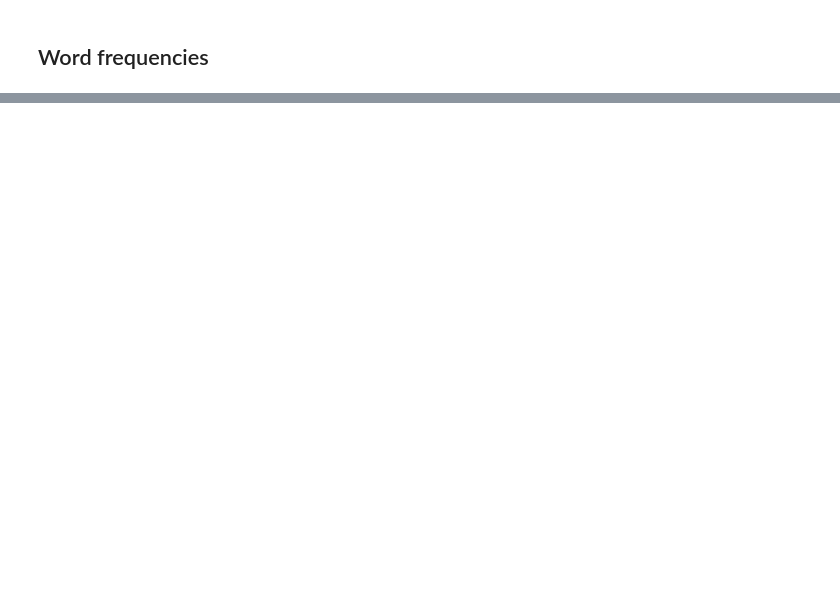
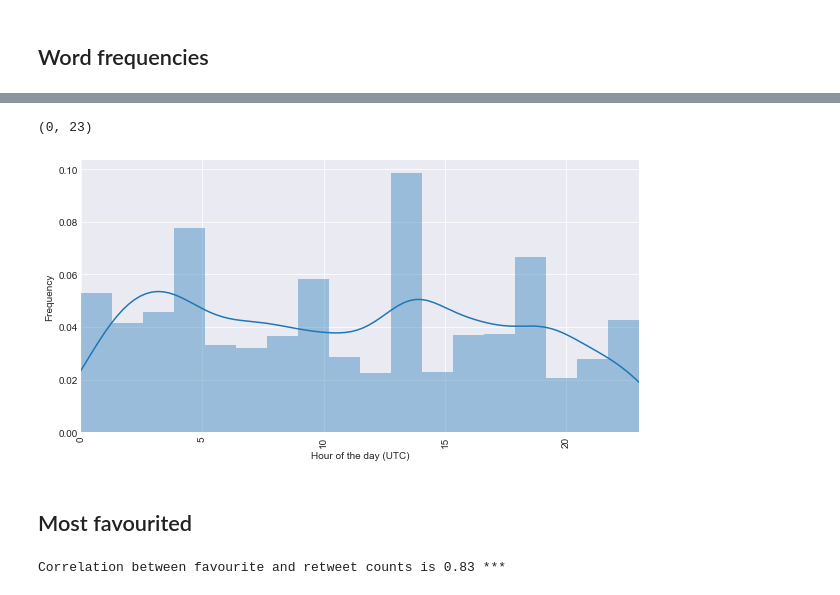
Before and after one commit to elg34/pyoneer, a Jupyter notebook: pyoneer.ipynb, the cells around one changed output, grey strips where cells are left out. Cells and saved outputs as stored; diff of their text form; code cells hidden in the pictures; blank space fills up the shorter version.

```diff
--- a/pyoneer.ipynb
+++ b/pyoneer.ipynb
@@ -107,0 +139,18 @@ f.tight_layout()
+# %%
+hod = [r.hour for r in df.time]
+plt.figure(figsize=(10,5))
+sns.distplot(hod)
+plt.xticks(rotation=90);
+plt.ylabel('Frequency')
+plt.xlabel('Hour of the day (UTC)')
+plt.xlim(0,23)
+# %% [output]
+(0, 23)
+[figure, added]
+# %% [markdown]
+## Most favourited
+# %%
+frtcor = pearsonr(df[df['RT']==False]['fcount'],df[df['RT']==False]['rtcount'])
+print('Correlation between favourite and retweet counts is',round(frtcor[0],2),get_sigstar(frtcor[1]))
+# %% [output]
+Correlation between favourite and retweet counts is 0.83 ***
```
Also changed, not shown: parts of 20 cells of this notebook.
